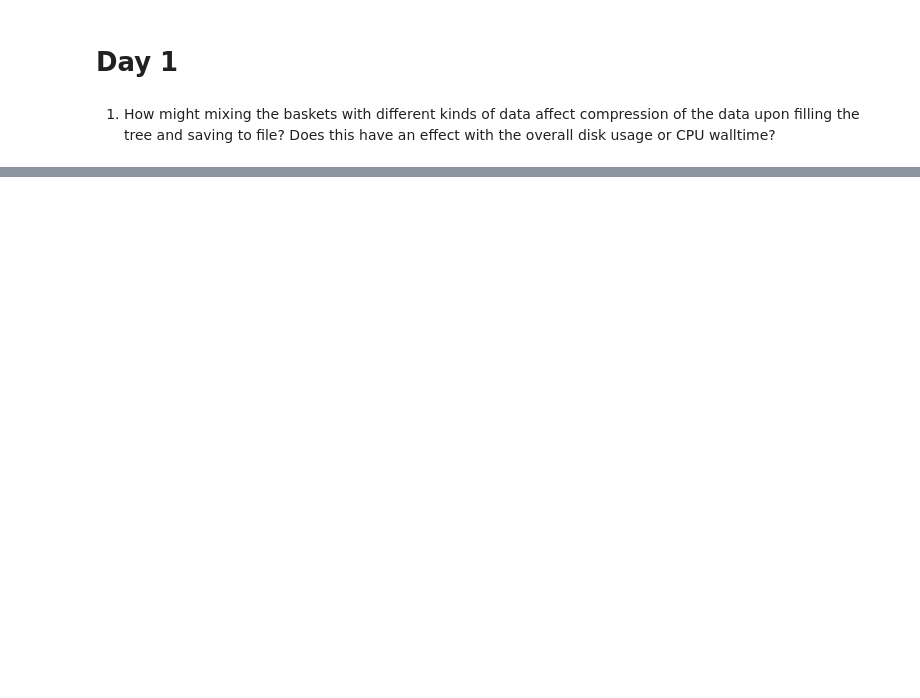
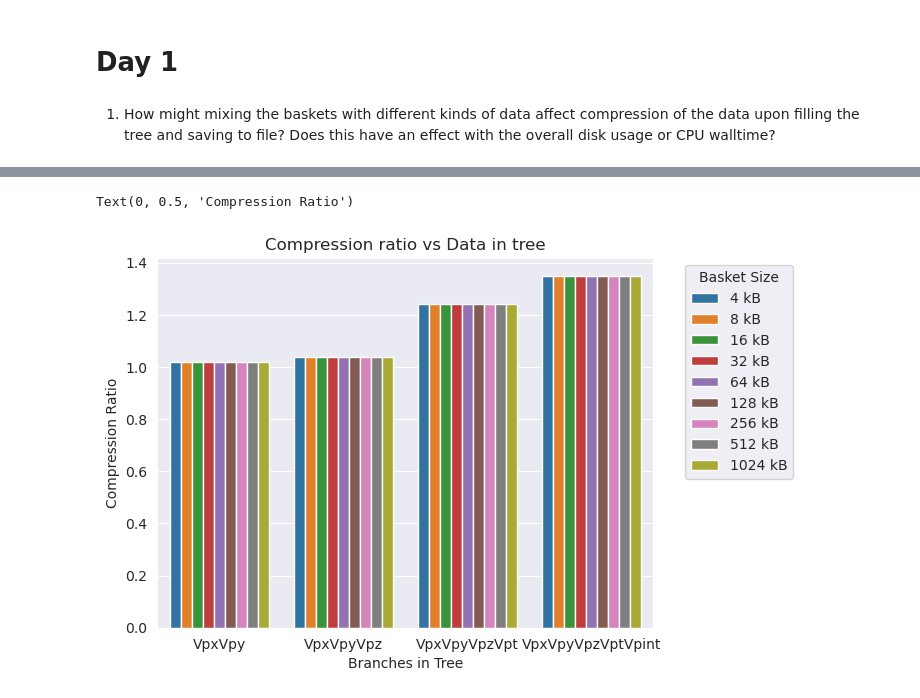
Before and after one commit to ajbyrnes/phy596, a Jupyter notebook: hw3/answers.ipynb, the cells around one changed output, grey strips where cells are left out. Cells and saved outputs as stored; diff of their text form; code cells hidden in the pictures; blank space fills up the shorter version.

```diff
--- a/hw3/answers.ipynb
+++ b/hw3/answers.ipynb
@@ -18,0 +175,10 @@ CPU walltime could also increase because the compressor has to do more work -- g
+# %%
+# Plot compression vs branches in tree
+ax = sns.barplot(data=df[df['branch'] == 'tree'], x='branchesInTree', y='compression', hue='basketSize')
+ax.legend(title='Basket Size', bbox_to_anchor=(1.05, 1), loc='upper left')
+ax.set_title('Compression ratio vs Data in tree')
+ax.set_xlabel('Branches in Tree')
+ax.set_ylabel('Compression Ratio')
+# %% [output]
+Text(0, 0.5, 'Compression Ratio')
+[figure, added]
```
Also changed, not shown: parts of 24 cells of this notebook, 19 other files.
